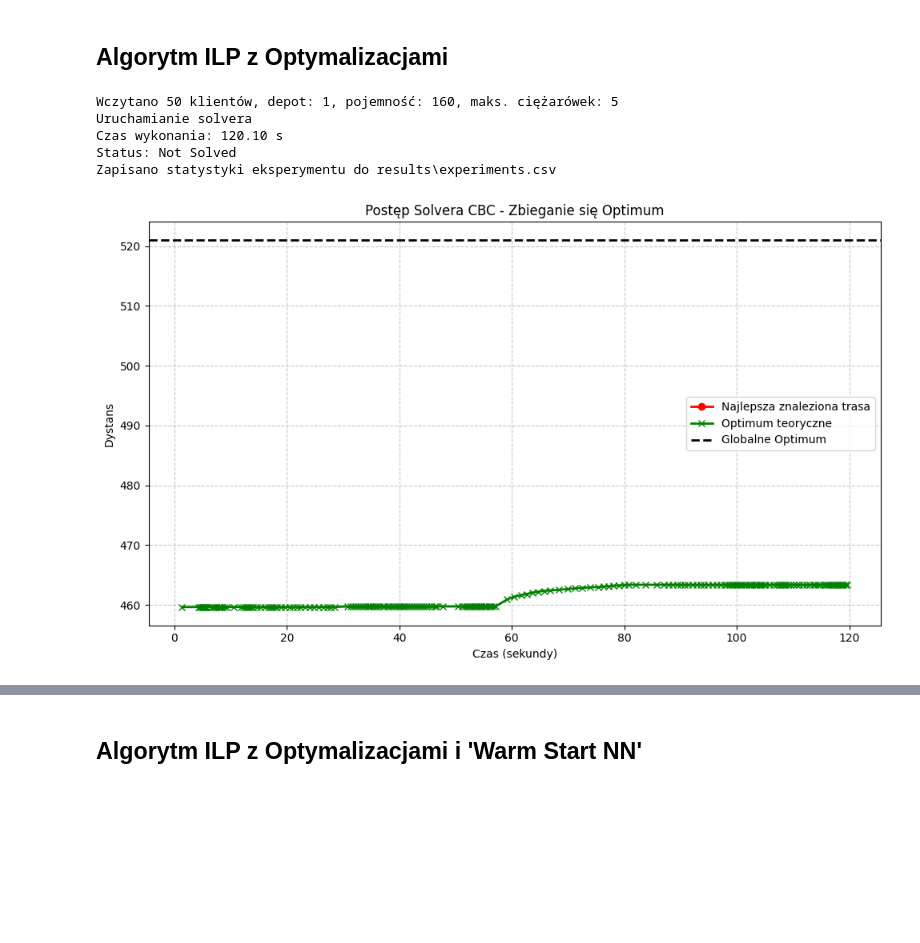
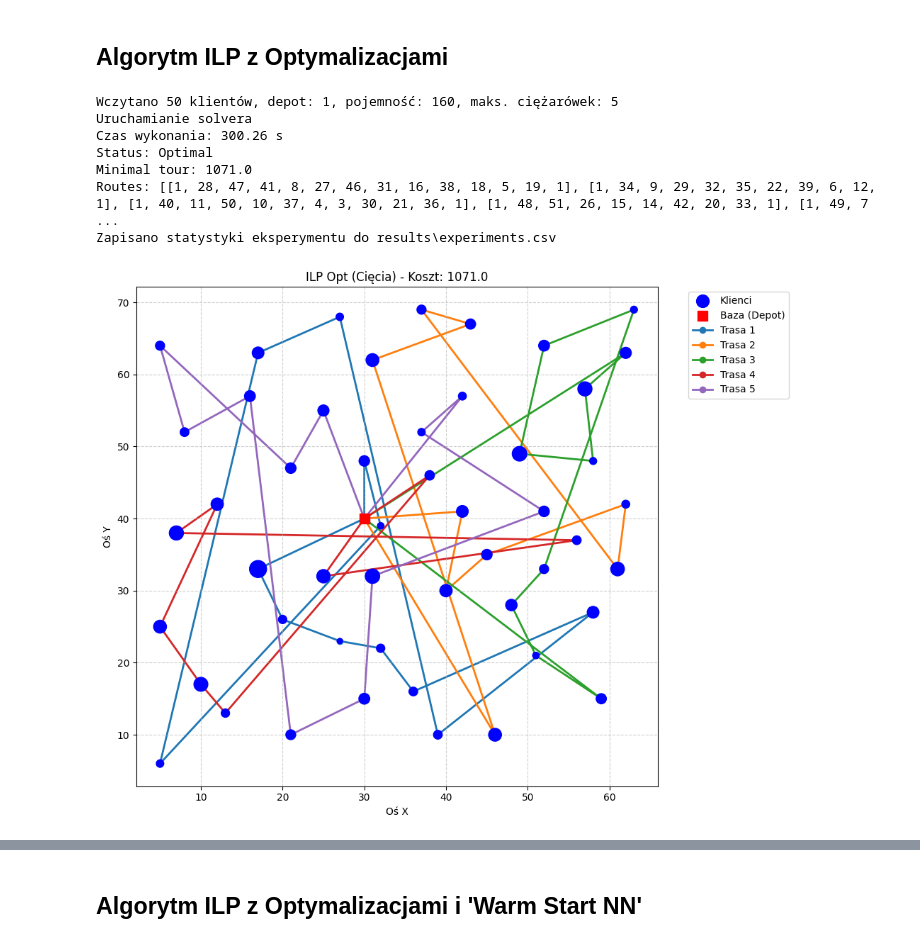
Before and after one commit to JakubRybak/Vehicle_Routing_Lp_Solver, a Jupyter notebook: projekt.ipynb, the cells around one changed output, grey strips where cells are left out. Drawn from its saved outputs; the diff is of its cells as text; code cells hidden in the pictures; blank space fills up the shorter version.

Commit message:
runned experiments

```diff
--- a/projekt.ipynb
+++ b/projekt.ipynb
@@ -55,7 +55,7 @@ instances = [
 # %% [markdown]
 ## Algorytm ILP Klasyczny
 # %%
-run_experiments(instances, solve_cvrp_ilp_basic, time_limit=120)
+run_experiments(instances, solve_cvrp_ilp_basic, time_limit=300)
 # %% [output]
 Wczytano 50 klientów, depot: 1, pojemność: 160, maks. ciężarówek: 5
 Uruchamianie solvera
@@ -69,11 +69,13 @@ Zapisano statystyki eksperymentu do results\experiments.csv
 # %% [markdown]
 ## Algorytm ILP z Optymalizacjami
 # %%
-run_experiments(instances, solve_cvrp_ilp_opt, time_limit=120)
+run_experiments(instances, solve_cvrp_ilp_opt, time_limit=300)
 # %% [output]
 Wczytano 50 klientów, depot: 1, pojemność: 160, maks. ciężarówek: 5
 Uruchamianie solvera
-Czas wykonania: 120.10 s
-Status: Not Solved
+Czas wykonania: 300.26 s
+Status: Optimal
+Minimal tour: 1071.0
+Routes: [[1, 28, 47, 41, 8, 27, 46, 31, 16, 38, 18, 5, 19, 1], [1, 34, 9, 29, 32, 35, 22, 39, 6, 12, 1], [1, 40, 11, 50, 10, 37, 4, 3, 30, 21, 36, 1], [1, 48, 51, 26, 15, 14, 42, 20, 33, 1], [1, 49, 7 ...
 Zapisano statystyki eksperymentu do results\experiments.csv
-[figure, old version]
+[figure, new version]
```
Also changed, not shown: parts of 7 cells of this notebook, 1 other file.
